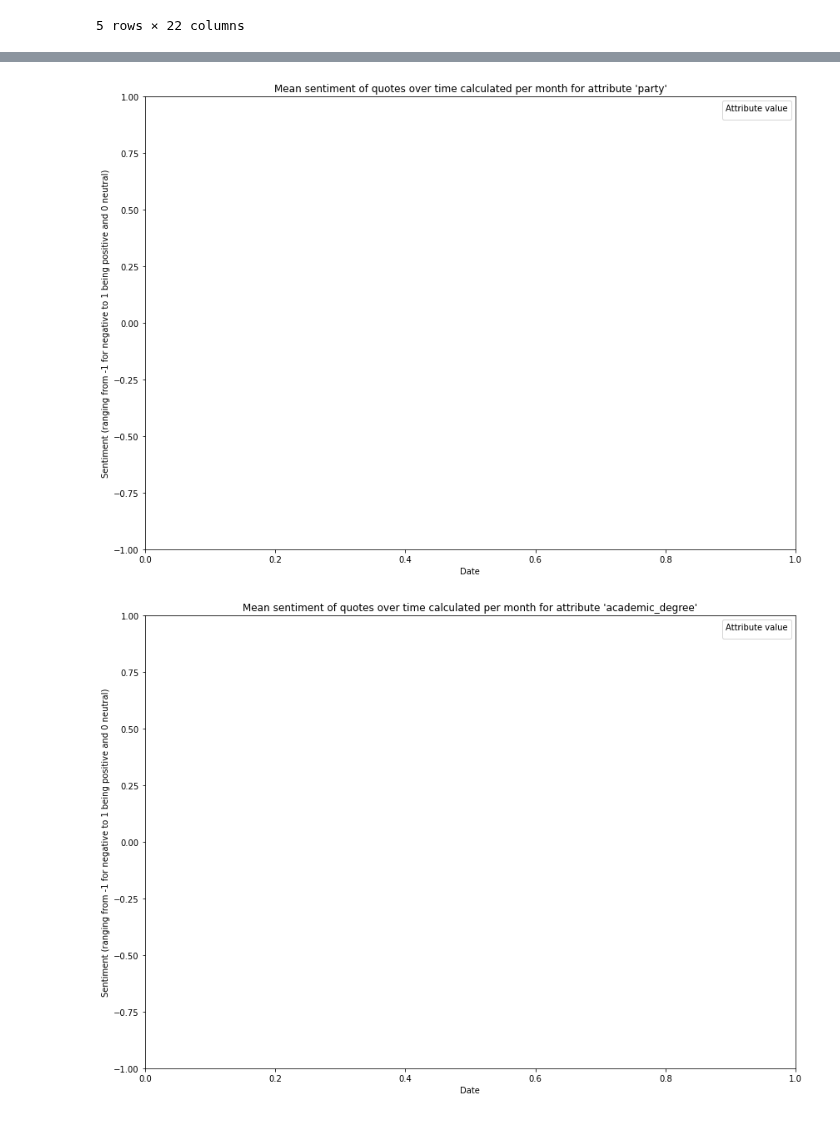
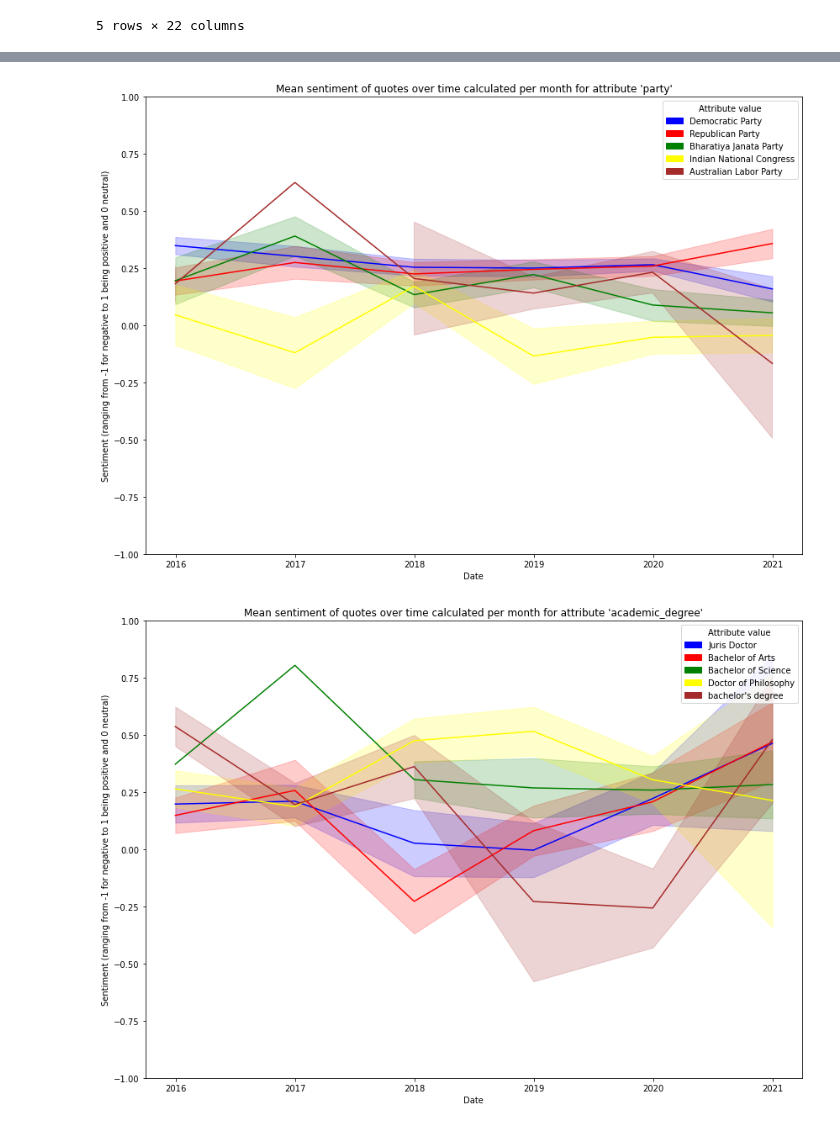
Before and after one commit to epfl-ada/ada-2021-project-nameerror, a Jupyter notebook: notebooks/sentiments_per_time.ipynb, the cells around one changed output, grey strips where cells are left out. Drawn from its saved outputs; the diff is of its cells as text; code cells hidden in the pictures.

Commit message:
Added option to visualize only top k values of an attribute

```diff
--- a/notebooks/sentiments_per_time.ipynb
+++ b/notebooks/sentiments_per_time.ipynb
@@ -55,14 +55,14 @@ df_sentiments.head()
 # %%
 import matplotlib.patches as mpatches
 
-def show_attr_sentiment_evolution(df, attr_name, cutoff, freq):
+def show_attr_sentiment_evolution(df, attr_name, cutoff, top_k, freq):
     """Plots sentiment over time for attribute attr_name over time for values
     over the given frequency appearing at least cutoff times in the whole dataset
     """
     fig, ax = plt.subplots(figsize=(14, 10))
     colors = ['blue', 'red', 'green', 'yellow', 'brown', 'orange']
     handles = []
-    for i, value in enumerate(get_top_entries(df_sentiments, attr_name, cutoff)):
+    for i, value in enumerate(get_top_entries(df_sentiments, attr_name, cutoff_count=cutoff, top_k=top_k)):
         val_df = df[get_multivalue_col_mask(df, attr_name, value)]
 
         attr_compound_evolution = group_by_date_col(val_df, 'date', freq=freq)\
@@ -86,5 +86,5 @@ cols_to_visualize_sentiment_evolution = ['gender', 'nationality',
        'ethnic_group', 'occupation', 'party',
        'academic_degree']
 for attr_name in cols_to_visualize_sentiment_evolution:
-    show_attr_sentiment_evolution(df_sentiments, attr_name=attr_name, cutoff=1000, freq='Y')
+    show_attr_sentiment_evolution(df_sentiments, attr_name=attr_name, cutoff=-1, top_k=5, freq='Y')
 # %% [output]
@@ -95,2 +95,2 @@ for attr_name in cols_to_visualize_sentiment_evolution:
-[figure, old version]
+[figure, new version]
-[figure, old version]
+[figure, new version]
```
Also changed, not shown: parts of 1 cell of this notebook, 1 other file.
